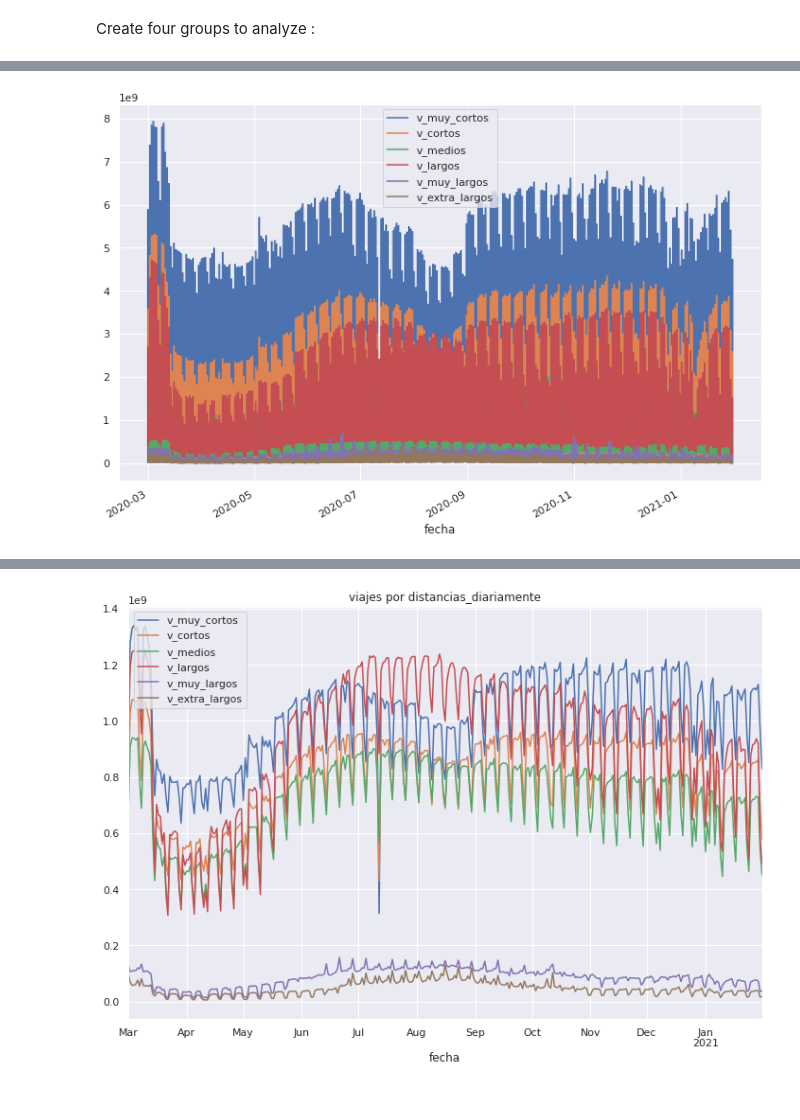
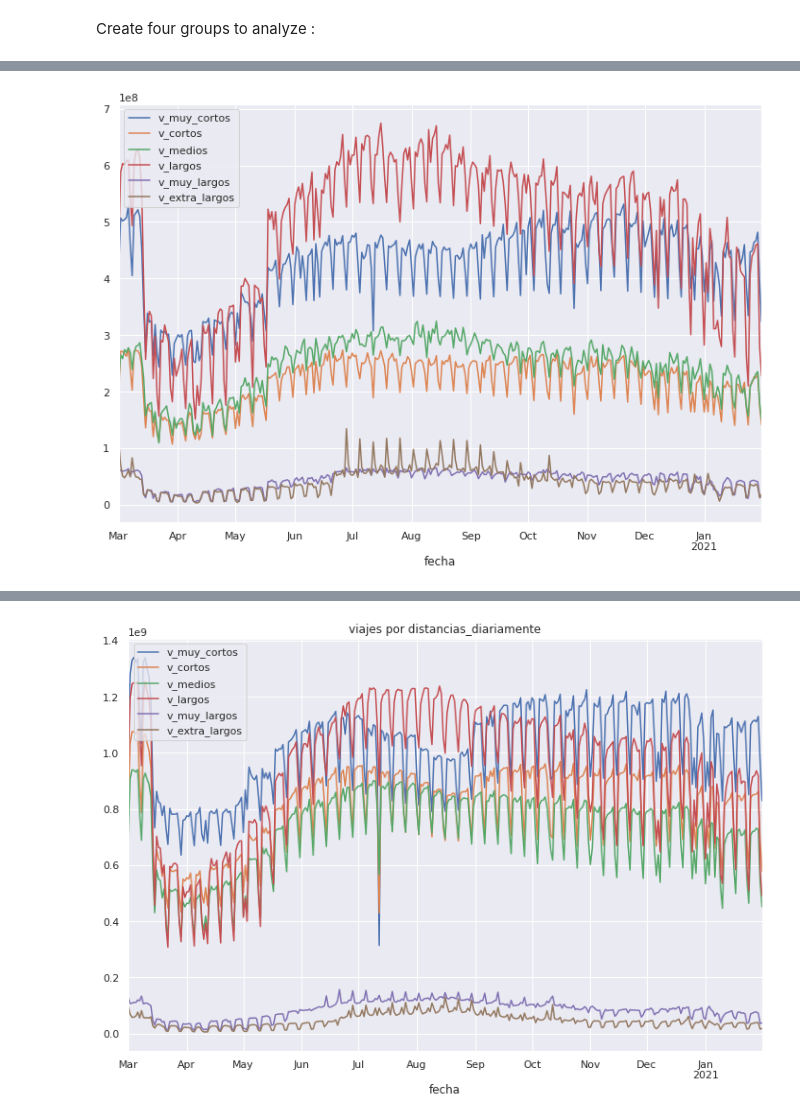
Before and after one commit to pepegil/Covid-19-Mobility-Climate, a Jupyter notebook: 1-EDA-mobility_0.ipynb, the cells around one changed output, grey strips where cells are left out. Drawn from its saved outputs; the diff is of its cells as text; code cells hidden in the pictures.

```diff
--- a/1-EDA-mobility_0.ipynb
+++ b/1-EDA-mobility_0.ipynb
@@ -81,10 +81,10 @@ m1.head()
 Create four groups to analyze :
 # %%
 # travels
-features_distancias = m1[['v_muy_cortos', 'v_cortos', 'v_medios', 'v_largos',  'v_muy_largos', 'v_extra_largos']]
-features_periodos = m1[['v_noche', 'v_madrugada', 'v_mañana', 'v_mediodia', 'v_sobremesa', 'v_tarde']]
+features_distancias = m1[['provincia','v_muy_cortos', 'v_cortos', 'v_medios', 'v_largos',  'v_muy_largos', 'v_extra_largos']]
+features_periodos = m1[['provincia','v_noche', 'v_madrugada', 'v_mañana', 'v_mediodia', 'v_sobremesa', 'v_tarde']]
 #travellers
-features_viajeros_dist = m1[['v_km_muy_cortos', 'v_km_cortos', 'v_km_medios', 'v_km_largos', 'v_km_muy_largos','v_km_extra_largos']]
-features_viajeros_period = m1[['v_km_noche', 'v_km_madrugada', 'v_km_mañana','v_km_mediodia', 'v_km_sobremesa', 'v_km_tarde']]
+features_viajeros_dist = m1[['provincia','v_km_muy_cortos', 'v_km_cortos', 'v_km_medios', 'v_km_largos', 'v_km_muy_largos','v_km_extra_largos']]
+features_viajeros_period = m1[['provincia','v_km_noche', 'v_km_madrugada', 'v_km_mañana','v_km_mediodia', 'v_km_sobremesa', 'v_km_tarde']]
 # people moving or not
-features_personas = m1[['cero_viajes', 'un_viaje', 'dos_viajes', 'mas_de_dos_viajes']]
+features_personas = m1[['provincia','cero_viajes', 'un_viaje', 'dos_viajes', 'mas_de_dos_viajes']]
@@ -90,0 +101,6 @@ features_personas = m1[['cero_viajes', 'un_viaje', 'dos_viajes', 'mas_de_dos_via
+# %%
+features_distancias
+distancias_CR = features_distancias[features_distancias.provincia == "CIUDAD_REAL"].copy()
+periodos_CR = features_distancias[features_periodos.provincia == "CIUDAD_REAL"].copy()
+
+distancias_CR
@@ -91,4 +122,4 @@ features_personas = m1[['cero_viajes', 'un_viaje', 'dos_viajes', 'mas_de_dos_via
 # %%
-features_distancias.plot(figsize=(12, 8)); plt.show()
+distancias_CR.plot(figsize=(12, 8)); plt.show()
 # %% [output]
-[figure, old version]
+[figure, new version]
```
Also changed, not shown: parts of 10 cells of this notebook, 9 other files.
